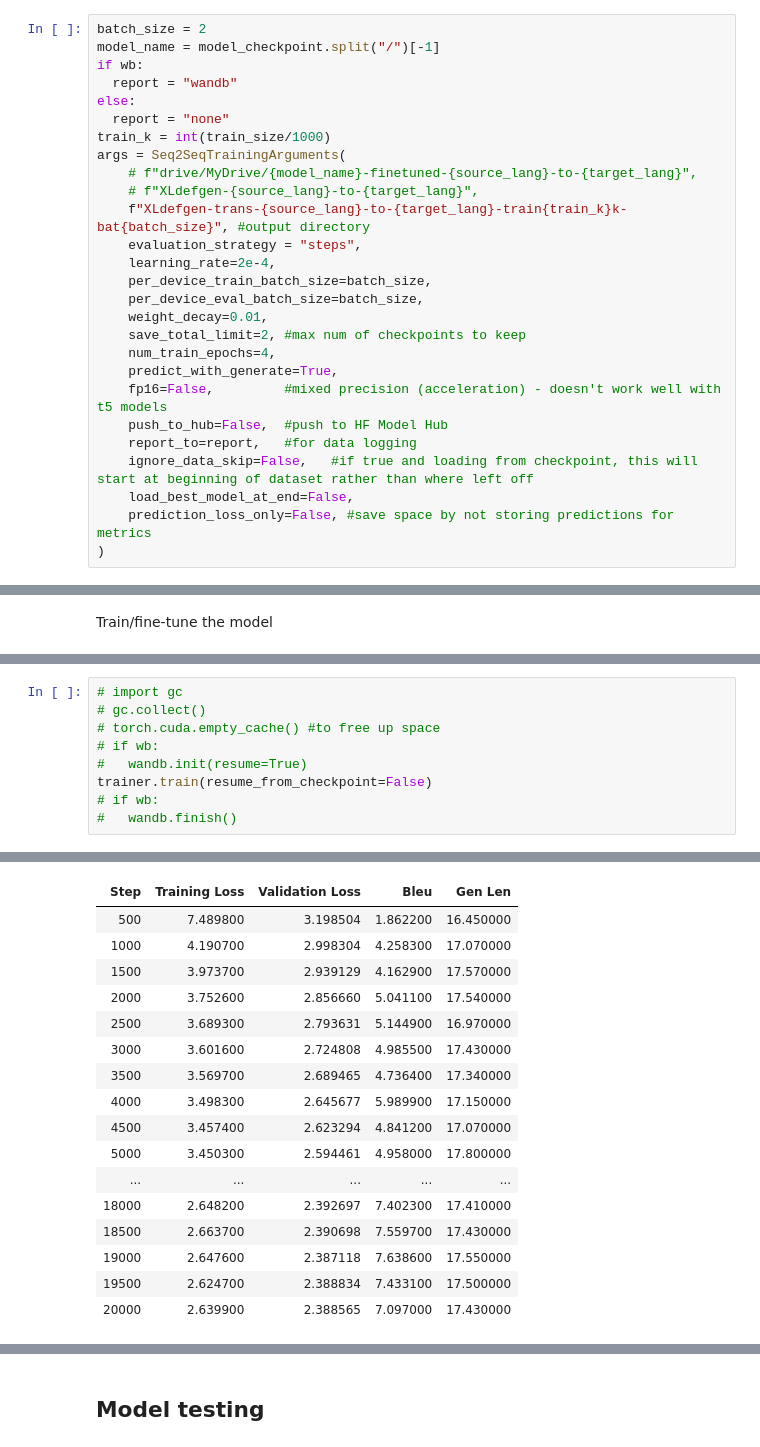
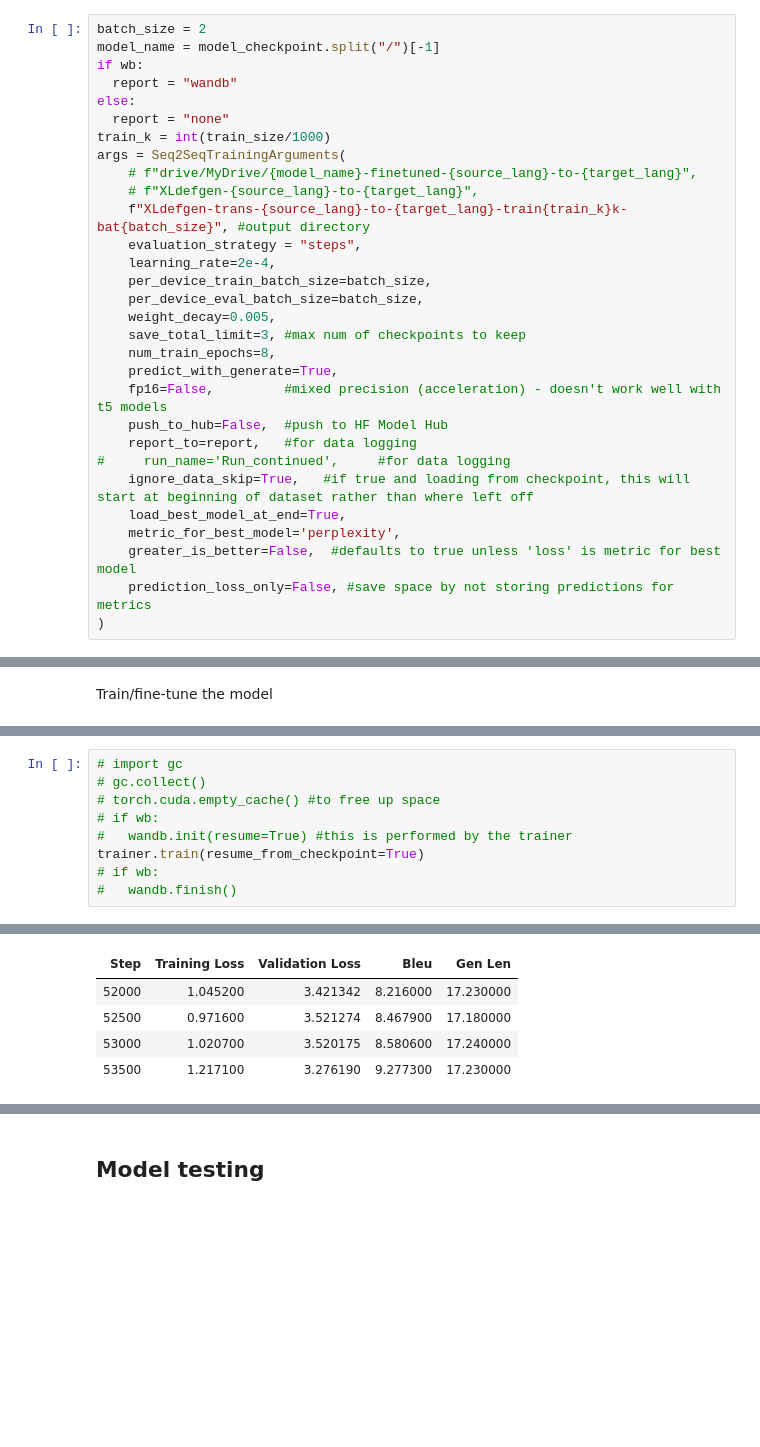
Before and after one commit to brandonwilde/XLdefgen, a Jupyter notebook: mt5_de-en_translation_2-5.ipynb, the cells around one changed output, grey strips where cells are left out. Drawn from its saved outputs; the diff is of its cells as text; blank space fills up the shorter version.

Commit message:
Enabled logging of perplexity

```diff
--- a/mt5_de-en_translation_2-5.ipynb
+++ b/mt5_de-en_translation_2-5.ipynb
@@ -252,15 +252,18 @@ args = Seq2SeqTrainingArguments(
     learning_rate=2e-4,
     per_device_train_batch_size=batch_size,
     per_device_eval_batch_size=batch_size,
-    weight_decay=0.01,
-    save_total_limit=2, #max num of checkpoints to keep
-    num_train_epochs=4,
+    weight_decay=0.005,
+    save_total_limit=3, #max num of checkpoints to keep
+    num_train_epochs=8,
     predict_with_generate=True,
     fp16=False,         #mixed precision (acceleration) - doesn't work well with t5 models
     push_to_hub=False,  #push to HF Model Hub
     report_to=report,   #for data logging
-    ignore_data_skip=False,   #if true and loading from checkpoint, this will start at beginning of dataset rather than where left off
-    load_best_model_at_end=False,
+#     run_name='Run_continued',     #for data logging
+    ignore_data_skip=True,   #if true and loading from checkpoint, this will start at beginning of dataset rather than where left off
+    load_best_model_at_end=True,
+    metric_for_best_model='perplexity',
+    greater_is_better=False,  #defaults to true unless 'loss' is metric for best model
     prediction_loss_only=False, #save space by not storing predictions for metrics
 )
 # %% [markdown]
@@ -468,8 +427,8 @@ Syncing run XLdefgen-trans-de-to-en-train10k-bat2 to Weights & Biases (docs).
 # gc.collect()
 # torch.cuda.empty_cache() #to free up space
 # if wb:
-#   wandb.init(resume=True)
-trainer.train(resume_from_checkpoint=False)
+#   wandb.init(resume=True) #this is performed by the trainer
+trainer.train(resume_from_checkpoint=True)
 # if wb:
 #   wandb.finish()
 # %% [output]
@@ -485,20 +448,8 @@ The following columns in the training set  don't have a corresponding argument i
 | Step | Training Loss | Validation Loss | Bleu | Gen Len |
-| 500 | 7.489800 | 3.198504 | 1.862200 | 16.450000 |
-| 1000 | 4.190700 | 2.998304 | 4.258300 | 17.070000 |
-| 1500 | 3.973700 | 2.939129 | 4.162900 | 17.570000 |
-| 2000 | 3.752600 | 2.856660 | 5.041100 | 17.540000 |
-| 2500 | 3.689300 | 2.793631 | 5.144900 | 16.970000 |
-| 3000 | 3.601600 | 2.724808 | 4.985500 | 17.430000 |
-| 3500 | 3.569700 | 2.689465 | 4.736400 | 17.340000 |
-| 4000 | 3.498300 | 2.645677 | 5.989900 | 17.150000 |
-| 4500 | 3.457400 | 2.623294 | 4.841200 | 17.070000 |
-| 5000 | 3.450300 | 2.594461 | 4.958000 | 17.800000 |
-| ... | ... | ... | ... | ... |
-| 18000 | 2.648200 | 2.392697 | 7.402300 | 17.410000 |
-| 18500 | 2.663700 | 2.390698 | 7.559700 | 17.430000 |
-| 19000 | 2.647600 | 2.387118 | 7.638600 | 17.550000 |
-| 19500 | 2.624700 | 2.388834 | 7.433100 | 17.500000 |
-| 20000 | 2.639900 | 2.388565 | 7.097000 | 17.430000 |
+| 52000 | 1.045200 | 3.421342 | 8.216000 | 17.230000 |
+| 52500 | 0.971600 | 3.521274 | 8.467900 | 17.180000 |
+| 53000 | 1.020700 | 3.520175 | 8.580600 | 17.240000 |
+| 53500 | 1.217100 | 3.276190 | 9.277300 | 17.230000 |
 The following columns in the evaluation set  don't have a corresponding argument in `MT5ForConditionalGeneration.forward` and have been ignored: translation.
 ***** Running Evaluation *****
   Num examples = 100
```
Also changed, not shown: parts of 8 cells of this notebook.
